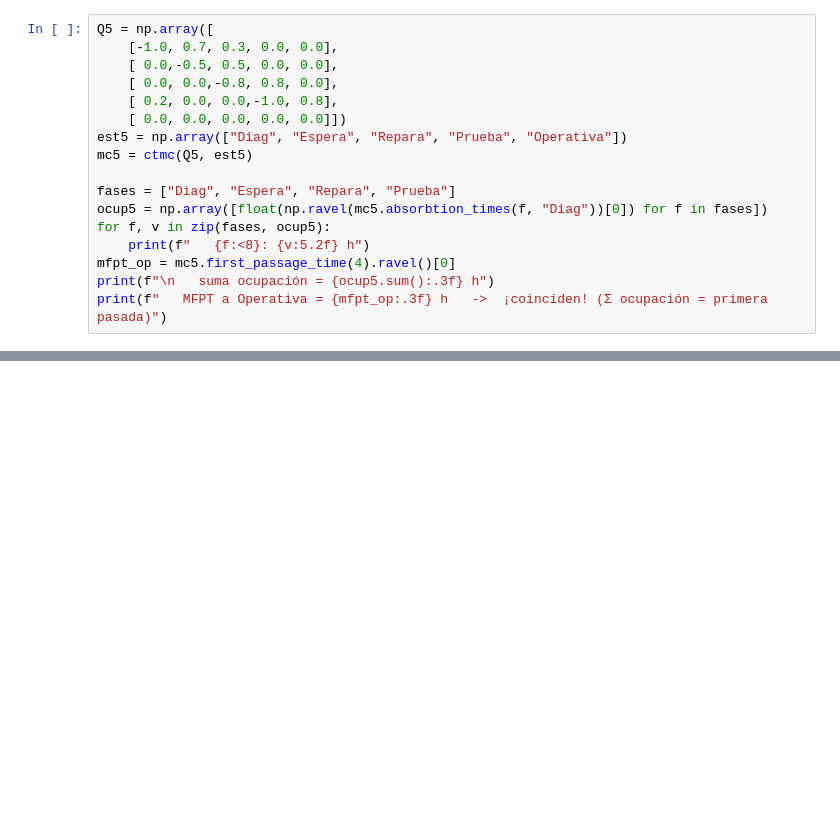
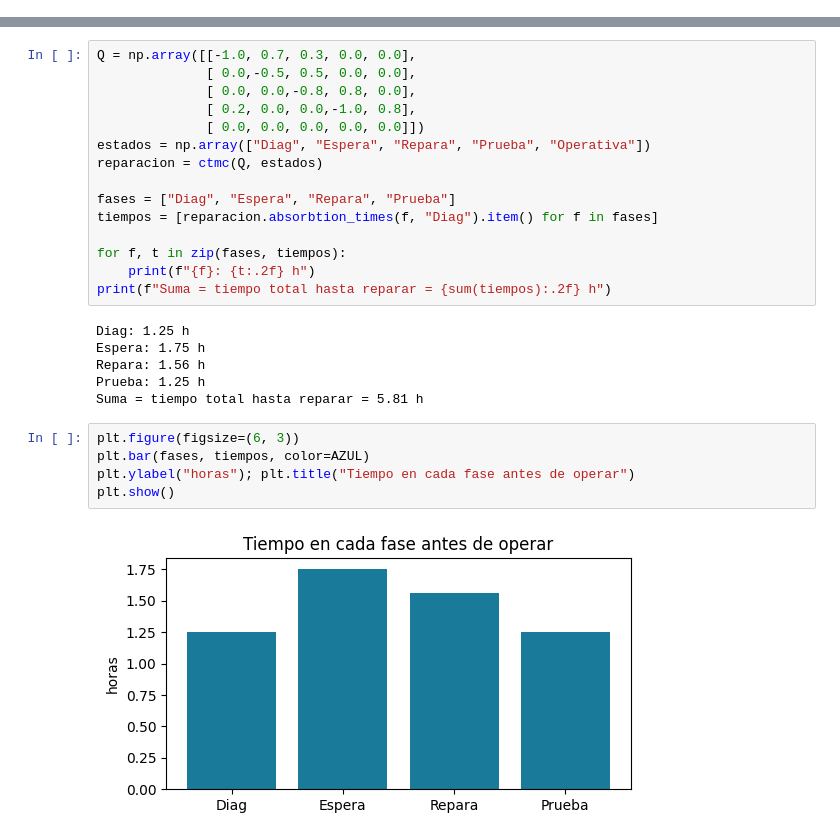
Before and after one commit to PozosT/MoBI, a Jupyter notebook: Codigos/pres_T2.4_CMTC_tiempos.ipynb, the cells around one changed output, grey strips where cells are left out. Saved outputs shown, nothing was run; the diff lists cells and outputs as text; blank space fills up the shorter version.

```diff
--- a/Codigos/pres_T2.4_CMTC_tiempos.ipynb
+++ b/Codigos/pres_T2.4_CMTC_tiempos.ipynb
@@ -288,17 +0,0 @@ Aquí la ocupación se mide <b>hasta la absorción</b>: <code>absorbtion_times</
-# %%
-Q5 = np.array([
-    [-1.0, 0.7, 0.3, 0.0, 0.0],
-    [ 0.0,-0.5, 0.5, 0.0, 0.0],
-    [ 0.0, 0.0,-0.8, 0.8, 0.0],
-    [ 0.2, 0.0, 0.0,-1.0, 0.8],
-    [ 0.0, 0.0, 0.0, 0.0, 0.0]])
-est5 = np.array(["Diag", "Espera", "Repara", "Prueba", "Operativa"])
-mc5 = ctmc(Q5, est5)
-
-fases = ["Diag", "Espera", "Repara", "Prueba"]
-ocup5 = np.array([float(np.ravel(mc5.absorbtion_times(f, "Diag"))[0]) for f in fases])
-for f, v in zip(fases, ocup5):
-    print(f"   {f:<8}: {v:5.2f} h")
-mfpt_op = mc5.first_passage_time(4).ravel()[0]
-print(f"\n   suma ocupación = {ocup5.sum():.3f} h")
-print(f"   MFPT a Operativa = {mfpt_op:.3f} h   ->  ¡coinciden! (Σ ocupación = primera pasada)")
@@ -380,0 +191,28 @@ Y la matriz puede ser **explícita** (escrita a mano: ej. 1, 2, 4, 5) o **implí
+# %%
+Q = np.array([[-1.0, 0.7, 0.3, 0.0, 0.0],
+              [ 0.0,-0.5, 0.5, 0.0, 0.0],
+              [ 0.0, 0.0,-0.8, 0.8, 0.0],
+              [ 0.2, 0.0, 0.0,-1.0, 0.8],
+              [ 0.0, 0.0, 0.0, 0.0, 0.0]])
+estados = np.array(["Diag", "Espera", "Repara", "Prueba", "Operativa"])
+reparacion = ctmc(Q, estados)
+
+fases = ["Diag", "Espera", "Repara", "Prueba"]
+tiempos = [reparacion.absorbtion_times(f, "Diag").item() for f in fases]
+
+for f, t in zip(fases, tiempos):
+    print(f"{f}: {t:.2f} h")
+print(f"Suma = tiempo total hasta reparar = {sum(tiempos):.2f} h")
+# %% [output]
+Diag: 1.25 h
+Espera: 1.75 h
+Repara: 1.56 h
+Prueba: 1.25 h
+Suma = tiempo total hasta reparar = 5.81 h
+# %%
+plt.figure(figsize=(6, 3))
+plt.bar(fases, tiempos, color=AZUL)
+plt.ylabel("horas"); plt.title("Tiempo en cada fase antes de operar")
+plt.show()
+# %% [output]
+[figure, added]
```
Also changed, not shown: parts of 51 cells of this notebook, 1 other file.
